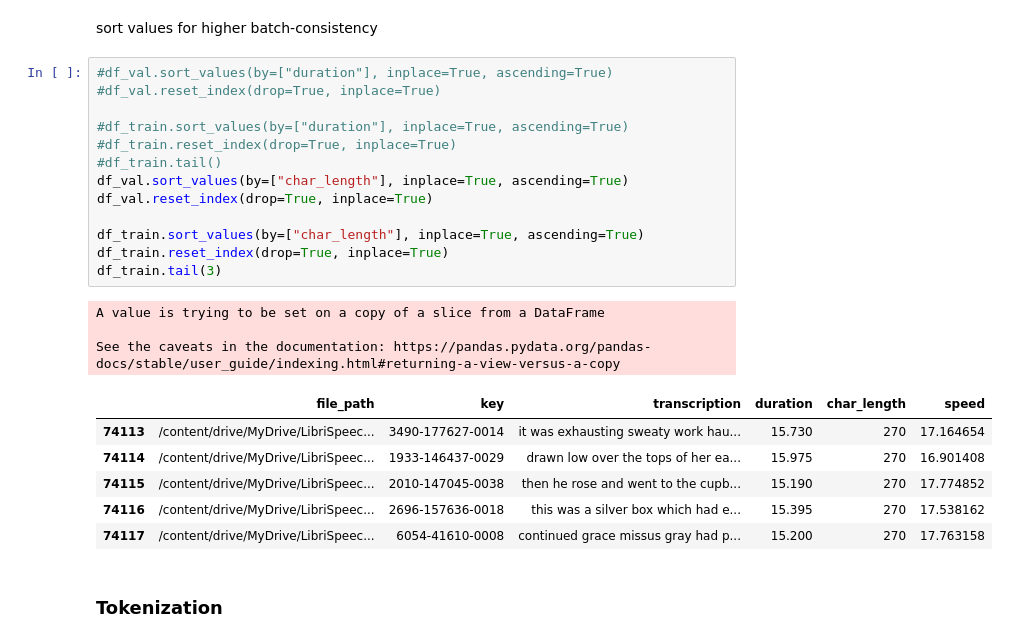
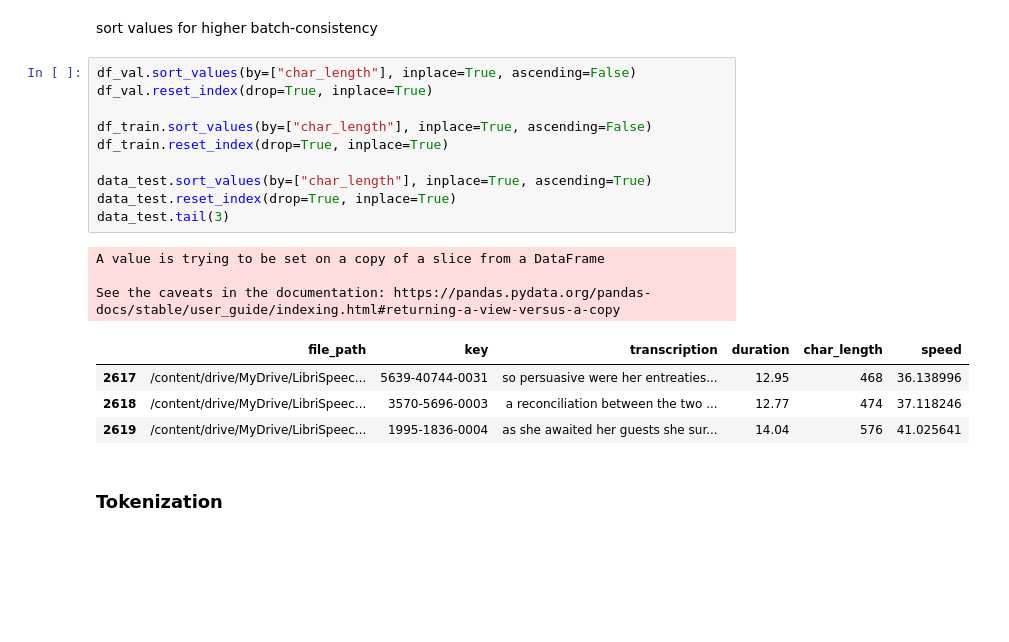
Before and after one commit to to-schi/ASR-Deepspeech2-Tensorflow, a Jupyter notebook: asr_rnn_training.ipynb, the cells around one changed output. Saved outputs shown, nothing was run; the diff lists cells and outputs as text; blank space fills up the shorter version.

```diff
--- a/asr_rnn_training.ipynb
+++ b/asr_rnn_training.ipynb
@@ -208,28 +202,23 @@ Size of the testing set: 8236
 # %% [markdown]
 sort values for higher batch-consistency
 # %%
-#df_val.sort_values(by=["duration"], inplace=True, ascending=True)
-#df_val.reset_index(drop=True, inplace=True)
-
-#df_train.sort_values(by=["duration"], inplace=True, ascending=True)
-#df_train.reset_index(drop=True, inplace=True)
-#df_train.tail()
-df_val.sort_values(by=["char_length"], inplace=True, ascending=True)
+df_val.sort_values(by=["char_length"], inplace=True, ascending=False)
 df_val.reset_index(drop=True, inplace=True)
 
-df_train.sort_values(by=["char_length"], inplace=True, ascending=True)
+df_train.sort_values(by=["char_length"], inplace=True, ascending=False)
 df_train.reset_index(drop=True, inplace=True)
-df_train.tail(3)
+
+data_test.sort_values(by=["char_length"], inplace=True, ascending=True)
+data_test.reset_index(drop=True, inplace=True)
+data_test.tail(3)
 # %% [output]
 A value is trying to be set on a copy of a slice from a DataFrame
 
 See the caveats in the documentation: https://pandas.pydata.org/pandas-docs/stable/user_guide/indexing.html#returning-a-view-versus-a-copy
 |  | file_path | key | transcription | duration | char_length | speed |
-| 74113 | /content/drive/MyDrive/LibriSpeec... | 3490-177627-0014 | it was exhausting sweaty work hau... | 15.730 | 270 | 17.164654 |
-| 74114 | /content/drive/MyDrive/LibriSpeec... | 1933-146437-0029 | drawn low over the tops of her ea... | 15.975 | 270 | 16.901408 |
-| 74115 | /content/drive/MyDrive/LibriSpeec... | 2010-147045-0038 | then he rose and went to the cupb... | 15.190 | 270 | 17.774852 |
-| 74116 | /content/drive/MyDrive/LibriSpeec... | 2696-157636-0018 | this was a silver box which had e... | 15.395 | 270 | 17.538162 |
-| 74117 | /content/drive/MyDrive/LibriSpeec... | 6054-41610-0008 | continued grace missus gray had p... | 15.200 | 270 | 17.763158 |
+| 2617 | /content/drive/MyDrive/LibriSpeec... | 5639-40744-0031 | so persuasive were her entreaties... | 12.95 | 468 | 36.138996 |
+| 2618 | /content/drive/MyDrive/LibriSpeec... | 3570-5696-0003 | a reconciliation between the two ... | 12.77 | 474 | 37.118246 |
+| 2619 | /content/drive/MyDrive/LibriSpeec... | 1995-1836-0004 | as she awaited her guests she sur... | 14.04 | 576 | 41.025641 |
 # %% [markdown]
 ### Tokenization
 # %%
```
Also changed, not shown: parts of 17 cells of this notebook.
